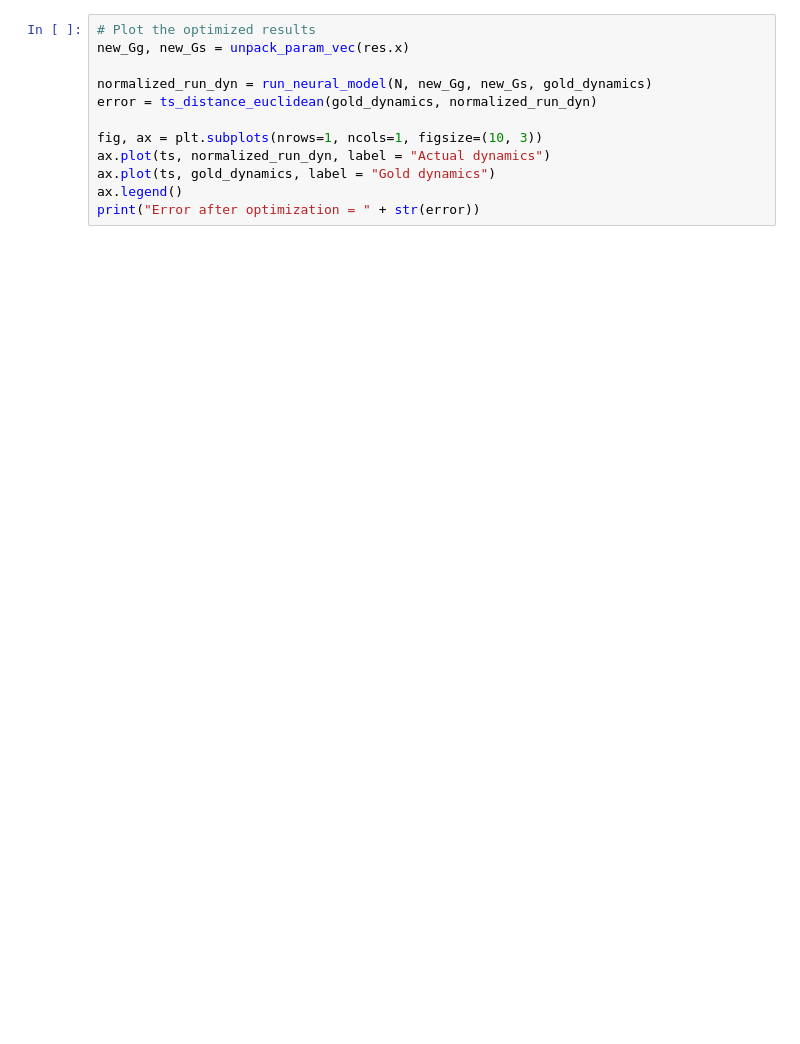
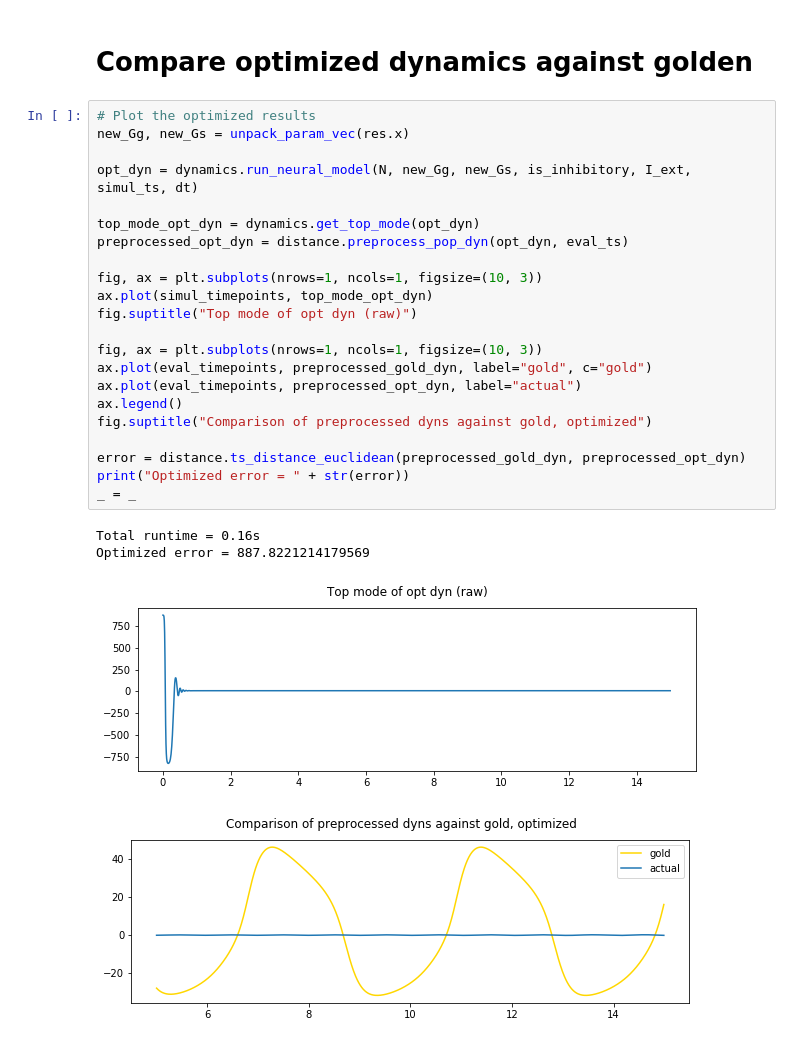
Before and after one commit to sjonany/c-elegans-connectome-opt, a Jupyter notebook: analysis/connectome_opt.ipynb, the cells around one changed output. Drawn from its saved outputs; the diff is of its cells as text; blank space fills up the shorter version.

```diff
--- a/analysis/connectome_opt.ipynb
+++ b/analysis/connectome_opt.ipynb
@@ -143,12 +103,29 @@ NameError: name 'gold_dynamics' is not defined
+# %% [markdown]
+# Compare optimized dynamics against golden
 # %%
 # Plot the optimized results
 new_Gg, new_Gs = unpack_param_vec(res.x)
 
-normalized_run_dyn = run_neural_model(N, new_Gg, new_Gs, gold_dynamics)
-error = ts_distance_euclidean(gold_dynamics, normalized_run_dyn)
+opt_dyn = dynamics.run_neural_model(N, new_Gg, new_Gs, is_inhibitory, I_ext, simul_ts, dt)
+
+top_mode_opt_dyn = dynamics.get_top_mode(opt_dyn)
+preprocessed_opt_dyn = distance.preprocess_pop_dyn(opt_dyn, eval_ts)
 
 fig, ax = plt.subplots(nrows=1, ncols=1, figsize=(10, 3))
-ax.plot(ts, normalized_run_dyn, label = "Actual dynamics")
-ax.plot(ts, gold_dynamics, label = "Gold dynamics")
+ax.plot(simul_timepoints, top_mode_opt_dyn)
+fig.suptitle("Top mode of opt dyn (raw)")
+
+fig, ax = plt.subplots(nrows=1, ncols=1, figsize=(10, 3))
+ax.plot(eval_timepoints, preprocessed_gold_dyn, label="gold", c="gold")
+ax.plot(eval_timepoints, preprocessed_opt_dyn, label="actual")
 ax.legend()
-print("Error after optimization = " + str(error))
+fig.suptitle("Comparison of preprocessed dyns against gold, optimized")
+
+error = distance.ts_distance_euclidean(preprocessed_gold_dyn, preprocessed_opt_dyn)
+print("Optimized error = " + str(error))
+_ = _
+# %% [output]
+Total runtime = 0.16s
+Optimized error = 887.8221214179569
+[figure, added]
+[figure, added]
```
Also changed, not shown: parts of 11 cells of this notebook, 3 other files.
